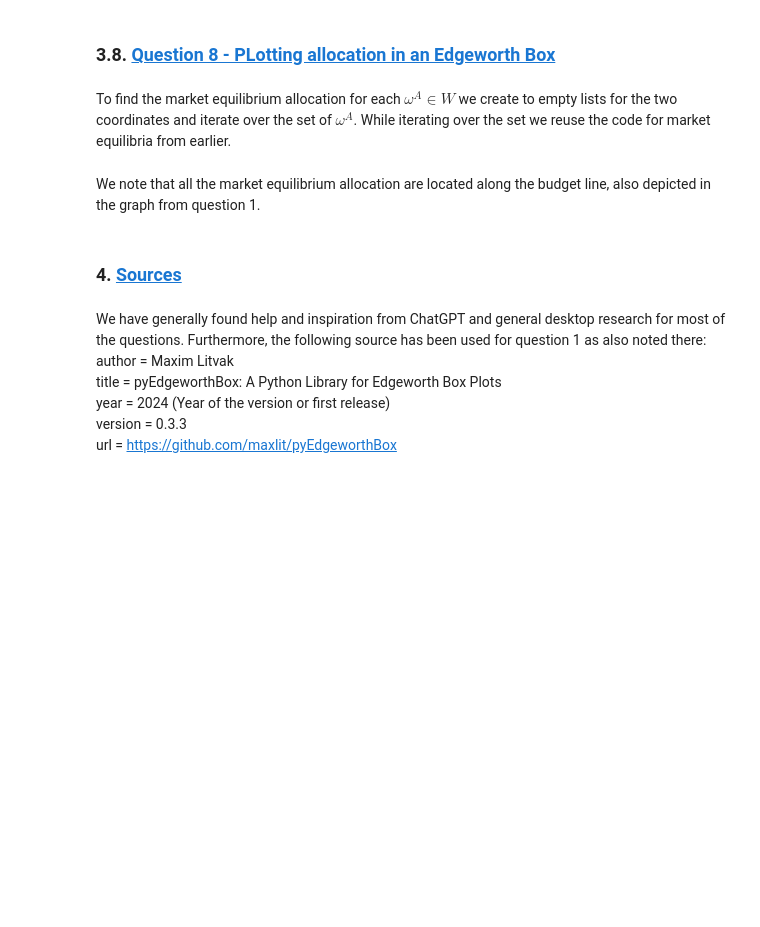
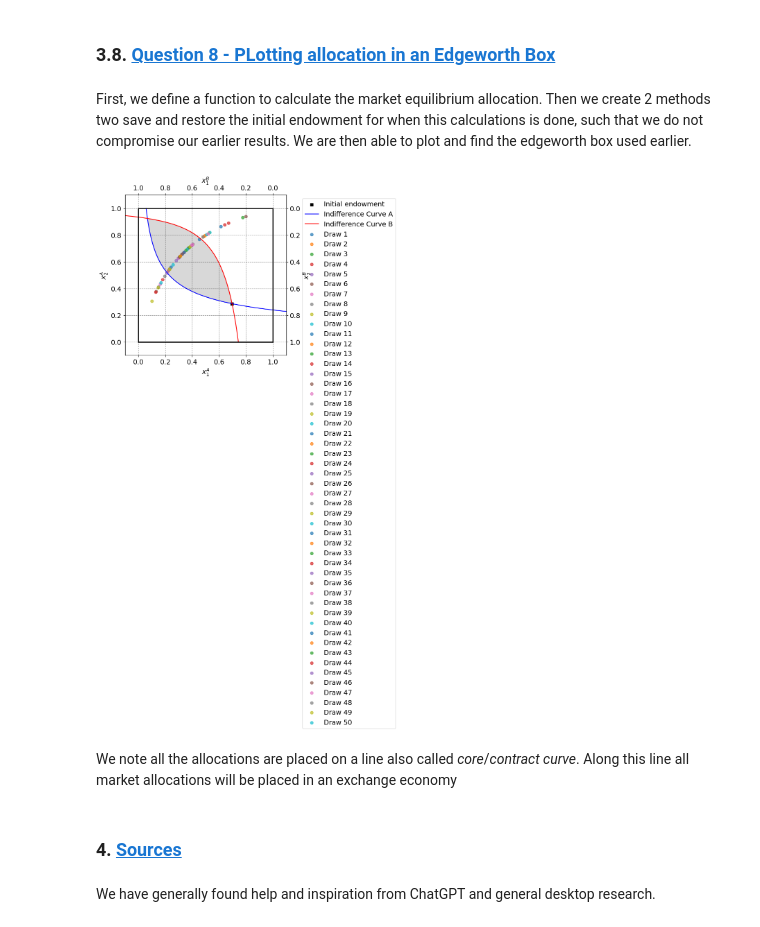
Before and after one commit to NumEconCopenhagen/projects-2024-econtechvets, a Jupyter notebook: inauguralproject/inauguralproject_RD.ipynb, the cells around one changed output. Cells and saved outputs as stored; diff of their text form; code cells hidden in the pictures; blank space fills up the shorter version.

Commit message:
Question 8 done

```diff
--- a/inauguralproject/inauguralproject_RD.ipynb
+++ b/inauguralproject/inauguralproject_RD.ipynb
@@ -225,52 +225,15 @@ model.plot_random_set_W(num_elements=50, seed=123)
 [figure]
 # %% [markdown]
 ### 3.8. <a id='toc3_11_'></a>[Question 8 - PLotting allocation in an Edgeworth Box](#toc0_)
-# %% [markdown]
-To find the market equilibrium allocation for each $\omega^A\in W$ we create to empty lists for the two coordinates and iterate over the set of $\omega^A$. While iterating over the set we reuse the code for market equilibria from earlier.
-# %%
-# Create lists to store market equilibrium allocations
-x1A_list = []
-x2A_list = []
-
-# Iterate over different values of par.w1a and par.w2a
-for w1a, w2a in W:
-    # Set endowment levels for agent A
-    model.par.w1A = w1a
-    model.par.w2A = w2a
-
-    # Define the range of prices
-    N = 75
-    P1 = [1 * 10**-8 + 2 * i / N for i in range(N + 1)]  # 1*10**-8 is added to avoid division by zero
-
-    # Calculate market clearing errors
-    errors = model.calculate_market_clearing_errors(P1)
-
-    # Find market clearing price
-    market_clearing_price, min_error = model.find_market_clearing_price(P1)
-    x1A_market_eq = model.demand_A(market_clearing_price)
-    x1B_market_eq = model.demand_B(market_clearing_price)
-
-    # Append the market equilibrium allocation to lists
-    x1A_list.append(x1A_market_eq)
-    x2A_list.append(x1B_market_eq)
-
-# Plotting
-plt.figure(figsize=(8, 6))
-plt.scatter(x1A_list, x2A_list, label='Agent A', color='blue')
-plt.xlabel('Good 1')
-plt.ylabel('Good 2')
-plt.title('Edgeworth Box')
-plt.legend()
-plt.grid(True)
-plt.show()
-# %% [markdown]
-We note that all the market equilibrium allocation are located along the budget line, also depicted in the graph from question 1.
+# %% [markdown]
+First, we define a function to calculate the market equilibrium allocation. Then we create 2 methods two save and restore the initial endowment for when this calculations is done, such that we do not compromise our earlier results. We are then able to plot and find the edgeworth box used earlier.
+# %%
+model.find_and_plot_equilibria_for_random_draws(num_draws=50, seed=123)
+# %% [output]
+[figure, added]
+# %% [markdown]
+We note all the allocations are placed on a line also called *core*/*contract curve*. Along this line all market allocations will be placed in an exchange economy
 # %% [markdown]
 ### 4. <a id='toc3_11_'></a>[Sources](#toc0_)
-# %% [markdown]
-We have generally found help and inspiration from ChatGPT and general desktop research for most of the questions. Furthermore, the following source has been used for question 1 as also noted there:
-  author = Maxim Litvak
-  title = pyEdgeworthBox: A Python Library for Edgeworth Box Plots
-  year = 2024 (Year of the version or first release)
-  version = 0.3.3
-  url = https://github.com/maxlit/pyEdgeworthBox
+# %% [markdown]
+We have generally found help and inspiration from ChatGPT and general desktop research.
```
Also changed, not shown: 1 other file.
